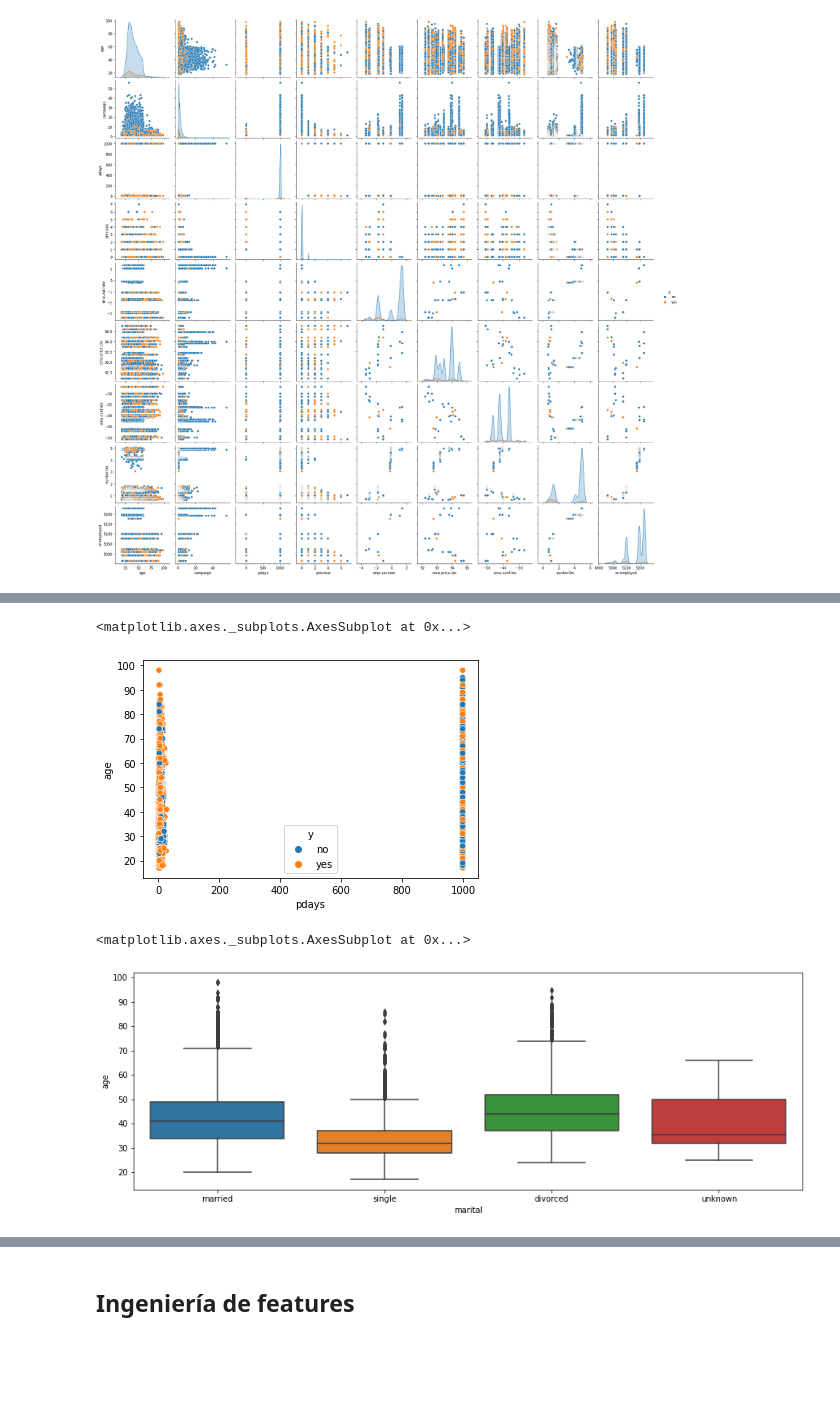
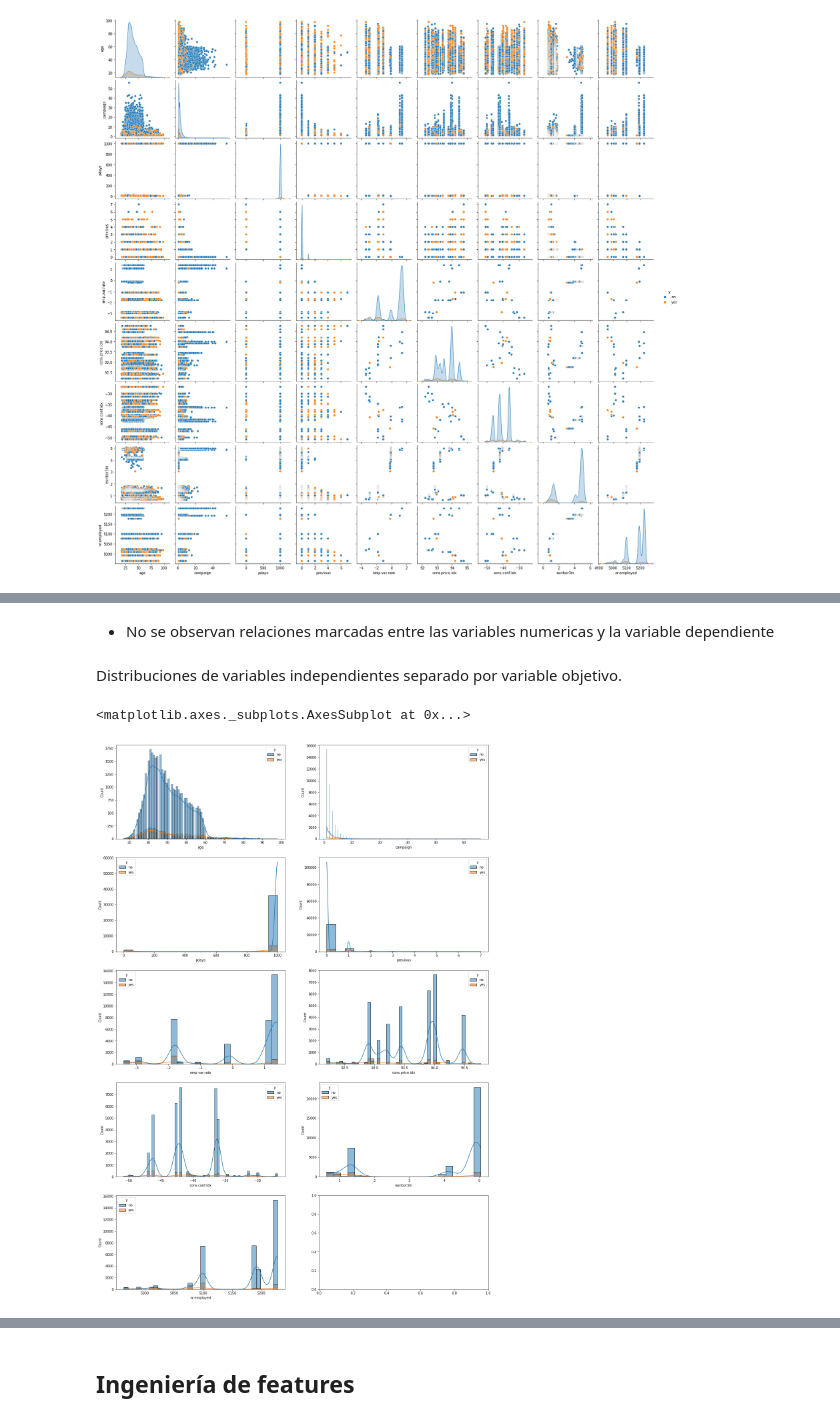
Before and after one commit to freddy120/ML1_CEIA_TP, a Jupyter notebook: TP_CEIA_ML.ipynb, the cells around one changed output, grey strips where cells are left out. Drawn from its saved outputs; the diff is of its cells as text; code cells hidden in the pictures; blank space fills up the shorter version.

```diff
--- a/TP_CEIA_ML.ipynb
+++ b/TP_CEIA_ML.ipynb
@@ -330,14 +320,19 @@ sns.histplot(x="age", data=bank_df, hue='y')
-# %%
-
-sns.scatterplot(y="age", x="pdays", data=bank_df, hue='y')
-# %% [output]
-<matplotlib.axes._subplots.AxesSubplot at 0x...>
-[figure, removed]
-# %%
-fig,axes = plt.subplots(1,1,figsize=(15,5))
-sns.boxplot(y="age",
-            x="marital",
-            data=bank_df, ax=axes)
-# %% [output]
-<matplotlib.axes._subplots.AxesSubplot at 0x...>
-[figure, removed]
+# %% [markdown]
+* No se observan relaciones marcadas entre las variables numericas y la variable dependiente
+# %% [markdown]
+Distribuciones de variables independientes separado por variable objetivo.
+# %%
+fig,axes = plt.subplots(5,2,figsize=(20,30))
+
+sns.histplot(x="age", data=bank_df, hue='y', ax=axes[0,0], kde=True)
+sns.histplot(x="campaign", data=bank_df, hue='y', ax=axes[0,1], kde=True)
+sns.histplot(x="pdays", data=bank_df, hue='y', ax=axes[1,0], kde=True)
+sns.histplot(x="previous", data=bank_df, hue='y', ax=axes[1,1], kde=True)
+sns.histplot(x="emp.var.rate", data=bank_df, hue='y', ax=axes[2,0], kde=True)
+sns.histplot(x="cons.price.idx", data=bank_df, hue='y', ax=axes[2,1], kde=True)
+sns.histplot(x="cons.conf.idx", data=bank_df, hue='y', ax=axes[3,0], kde=True)
+sns.histplot(x="euribor3m", data=bank_df, hue='y', ax=axes[3,1], kde=True)
+sns.histplot(x="nr.employed", data=bank_df, hue='y', ax=axes[4,0], kde=True)
+# %% [output]
+<matplotlib.axes._subplots.AxesSubplot at 0x...>
+[figure, added]
```
Also changed, not shown: parts of 14 cells of this notebook.
